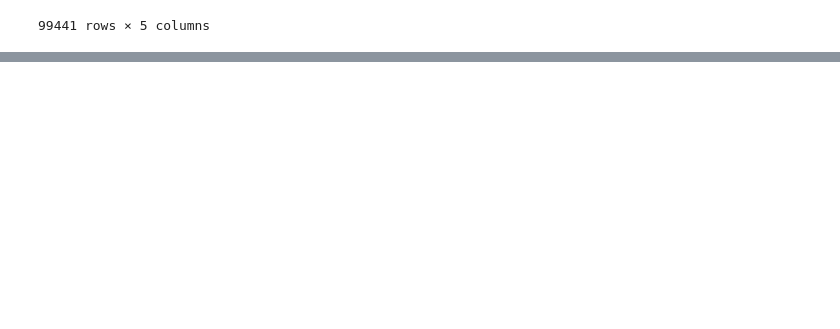
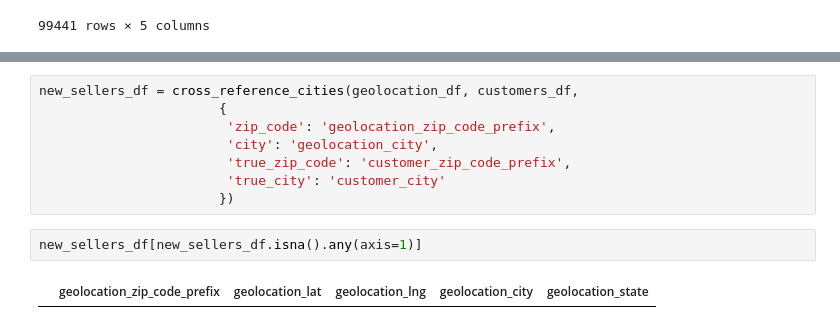
Before and after one commit to g-awaine/y3s2_caie_assessment, a Jupyter notebook: annex/cleaning.ipynb, the cells around one changed output, grey strips where cells are left out. Cells and saved outputs as stored; diff of their text form; blank space fills up the shorter version.

```diff
--- a/annex/cleaning.ipynb
+++ b/annex/cleaning.ipynb
@@ -1120,0 +1126,12 @@ orders_df[(orders_df['order_status'] == 'delivered') & (pd.isna(orders_df['order
+# %%
+new_sellers_df = cross_reference_cities(geolocation_df, customers_df,
+                       {
+                        'zip_code': 'geolocation_zip_code_prefix',
+                        'city': 'geolocation_city',
+                        'true_zip_code': 'customer_zip_code_prefix',
+                        'true_city': 'customer_city'
+                       })
+# %%
+new_sellers_df[new_sellers_df.isna().any(axis=1)]
+# %% [output]
+|  | geolocation_zip_code_prefix | geolocation_lat | geolocation_lng | geolocation_city | geolocation_state |
```
Also changed, not shown: parts of 13 cells of this notebook, 6 other files.
